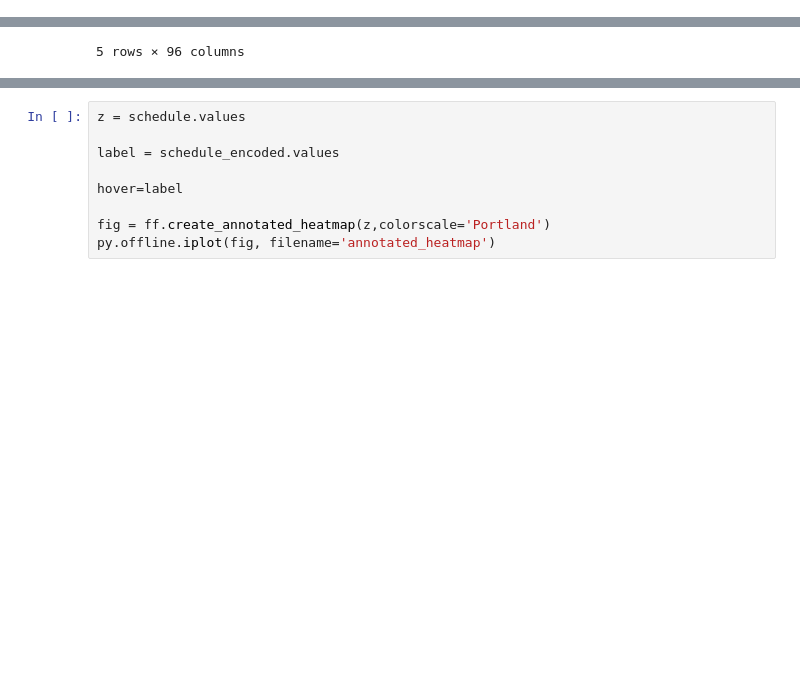
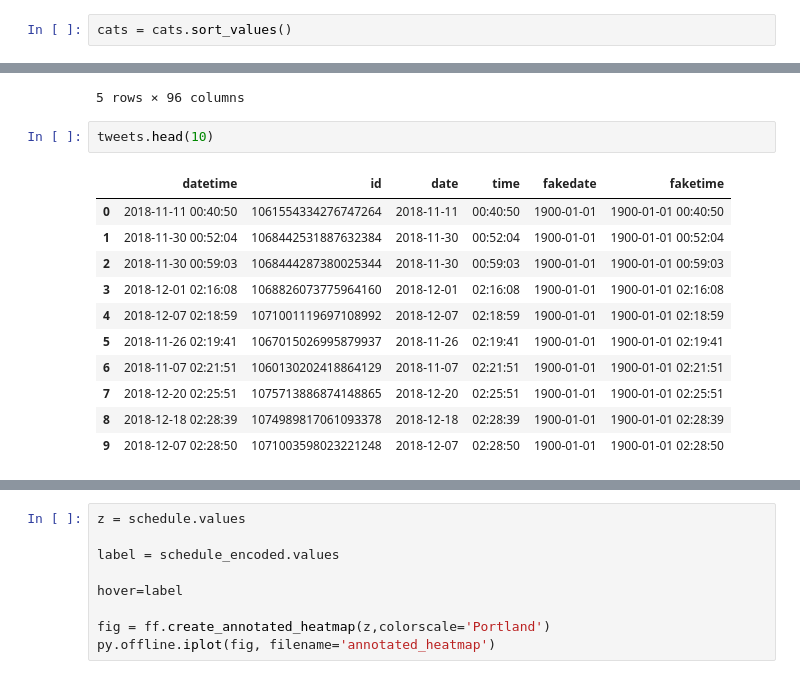
Before and after one commit to janeadams/trump_tweet_time, a Jupyter notebook: trump_tweet_schedule_heatmap.ipynb, the cells around one changed output, grey strips where cells are left out. Saved outputs shown, nothing was run; the diff lists cells and outputs as text; blank space fills up the shorter version.

```diff
--- a/trump_tweet_schedule_heatmap.ipynb
+++ b/trump_tweet_schedule_heatmap.ipynb
@@ -61,6 +61,8 @@ dts = [dt.strftime('%H:%M:%S') for dt in
 # %%
 # Create list of all categories
 cats = ['no_data']+list(df['top_category'].unique())
+# %%
+cats = cats.sort_values()
 # %%
 # Encode categories as a number
 df['top_category_encoding']=[cats.index(cat) for cat in df['top_category']]
@@ -180,6 +190,20 @@ schedule.head(5)
 | 2018-11-13 | 0 | 0 | 0 | 0 | 0 | 0 | 0 | 0 | 0 | 0 | ... |
 | 2018-11-14 | 0 | 0 | 0 | 0 | 0 | 0 | 0 | 0 | 0 | 0 | ... |
 5 rows × 96 columns
+# %%
+tweets.head(10)
+# %% [output]
+|  | datetime | id | date | time | fakedate | faketime |
+| 0 | 2018-11-11 00:40:50 | 1061554334276747264 | 2018-11-11 | 00:40:50 | 1900-01-01 | 1900-01-01 00:40:50 |
+| 1 | 2018-11-30 00:52:04 | 1068442531887632384 | 2018-11-30 | 00:52:04 | 1900-01-01 | 1900-01-01 00:52:04 |
+| 2 | 2018-11-30 00:59:03 | 1068444287380025344 | 2018-11-30 | 00:59:03 | 1900-01-01 | 1900-01-01 00:59:03 |
+| 3 | 2018-12-01 02:16:08 | 1068826073775964160 | 2018-12-01 | 02:16:08 | 1900-01-01 | 1900-01-01 02:16:08 |
+| 4 | 2018-12-07 02:18:59 | 1071001119697108992 | 2018-12-07 | 02:18:59 | 1900-01-01 | 1900-01-01 02:18:59 |
+| 5 | 2018-11-26 02:19:41 | 1067015026995879937 | 2018-11-26 | 02:19:41 | 1900-01-01 | 1900-01-01 02:19:41 |
+| 6 | 2018-11-07 02:21:51 | 1060130202418864129 | 2018-11-07 | 02:21:51 | 1900-01-01 | 1900-01-01 02:21:51 |
+| 7 | 2018-12-20 02:25:51 | 1075713886874148865 | 2018-12-20 | 02:25:51 | 1900-01-01 | 1900-01-01 02:25:51 |
+| 8 | 2018-12-18 02:28:39 | 1074989817061093378 | 2018-12-18 | 02:28:39 | 1900-01-01 | 1900-01-01 02:28:39 |
+| 9 | 2018-12-07 02:28:50 | 1071003598023221248 | 2018-12-07 | 02:28:50 | 1900-01-01 | 1900-01-01 02:28:50 |
 # %%
 heatmap = go.Heatmap(
     z=schedule.values,
```
Also changed, not shown: parts of 3 cells of this notebook, 1 other file.
